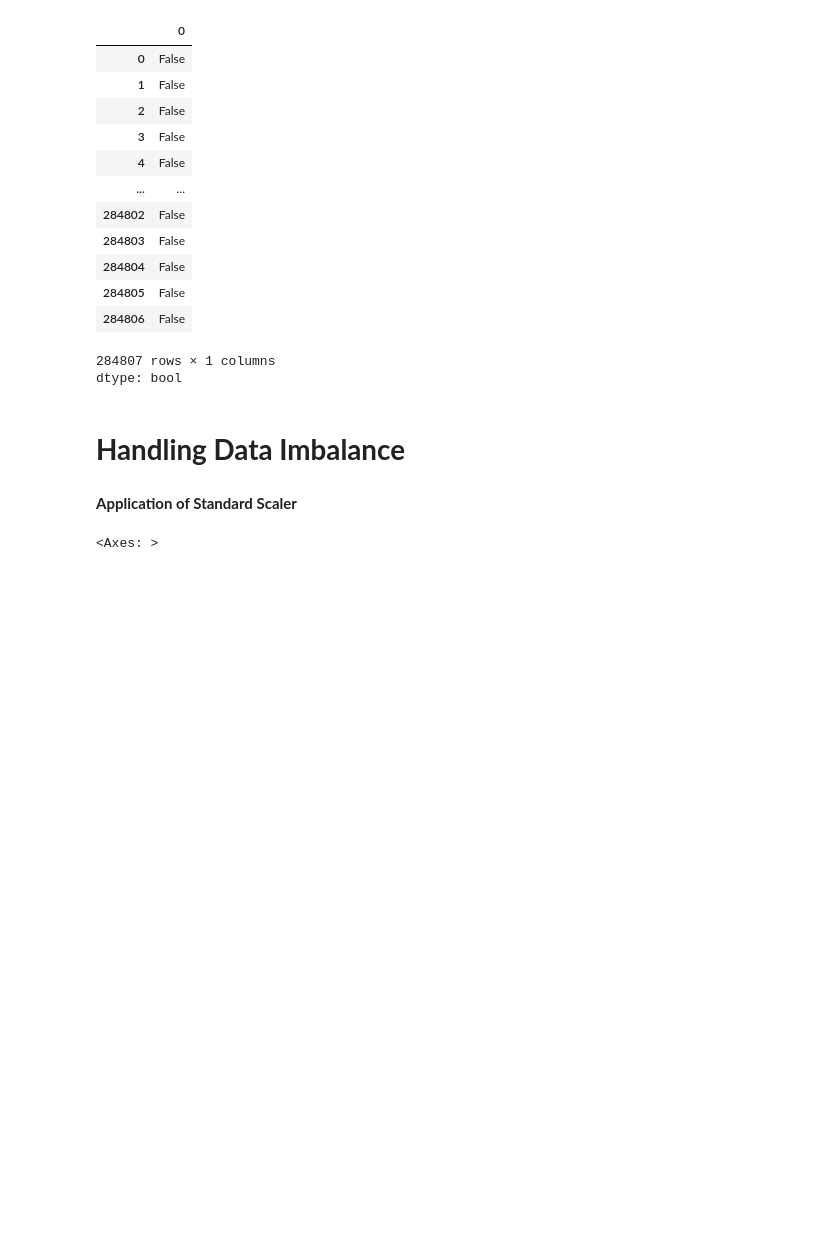
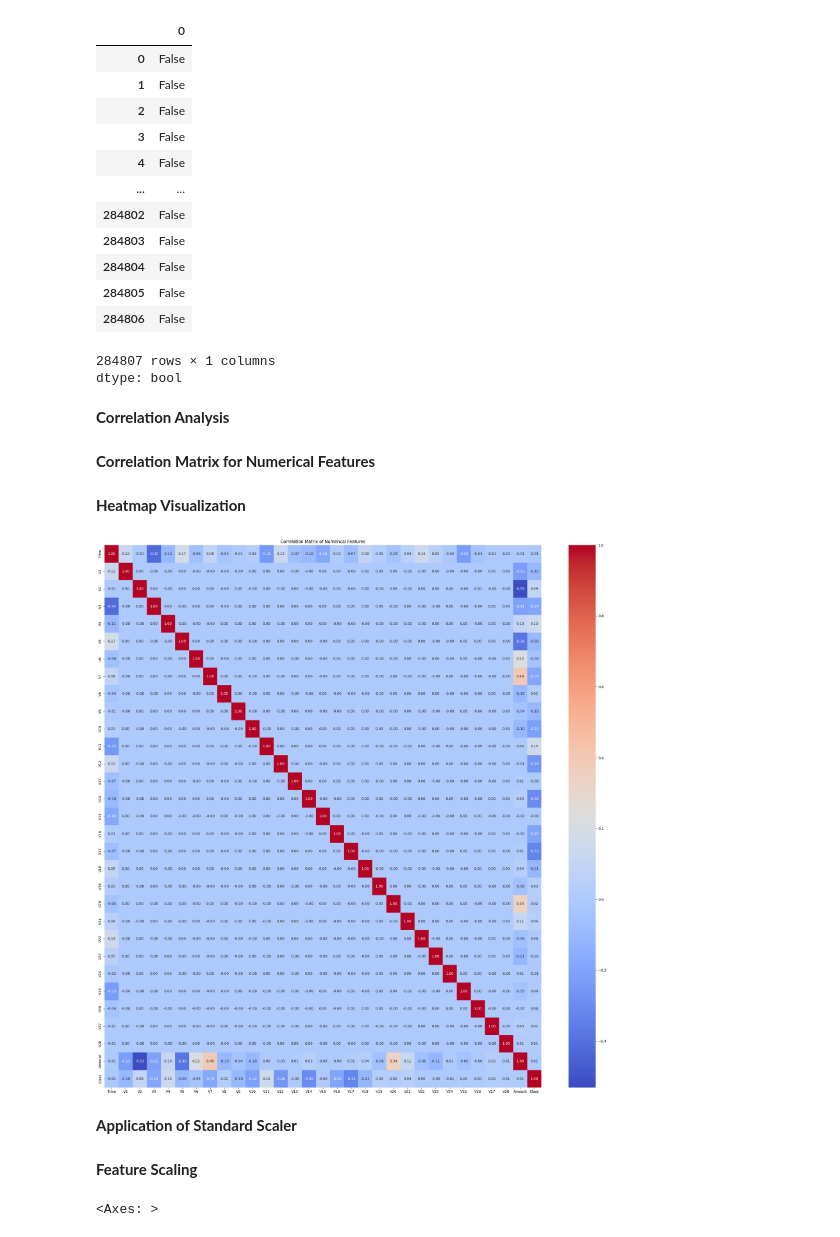
Before and after one commit to moridin04/CCADMACL-Research, a Jupyter notebook: Fraud_Detection_Program.ipynb, the cells around one changed output. Drawn from its saved outputs; the diff is of its cells as text; code cells hidden in the pictures; blank space fills up the shorter version.

```diff
--- a/Fraud_Detection_Program.ipynb
+++ b/Fraud_Detection_Program.ipynb
@@ -178,10 +198,25 @@ cfd.duplicated()
 | 284806 | False |
 284807 rows × 1 columns
 dtype: bool
-# %% [markdown]
-# **Handling Data Imbalance**
+# %% [markdown]
+**Correlation Analysis**
+# %% [markdown]
+**Correlation Matrix for Numerical Features**
+# %%
+correlation_matrix = cfd.corr()
+# %% [markdown]
+**Heatmap Visualization**
+# %%
+plt.figure(figsize=(28, 28))  # Adjust the figure size as needed
+sns.heatmap(correlation_matrix, annot=True, cmap='coolwarm', fmt=".2f")
+plt.title('Correlation Matrix of Numerical Features')
+plt.show()
+# %% [output]
+[figure, added]
 # %% [markdown]
 **Application of Standard Scaler**
+# %% [markdown]
+**Feature Scaling**
 # %%
 new_df = cfd.copy()
 new_df['Amount'] = StandardScaler().fit_transform(new_df['Amount'].to_numpy().reshape(-1, 1))
```
Also changed, not shown: parts of 30 cells of this notebook.
